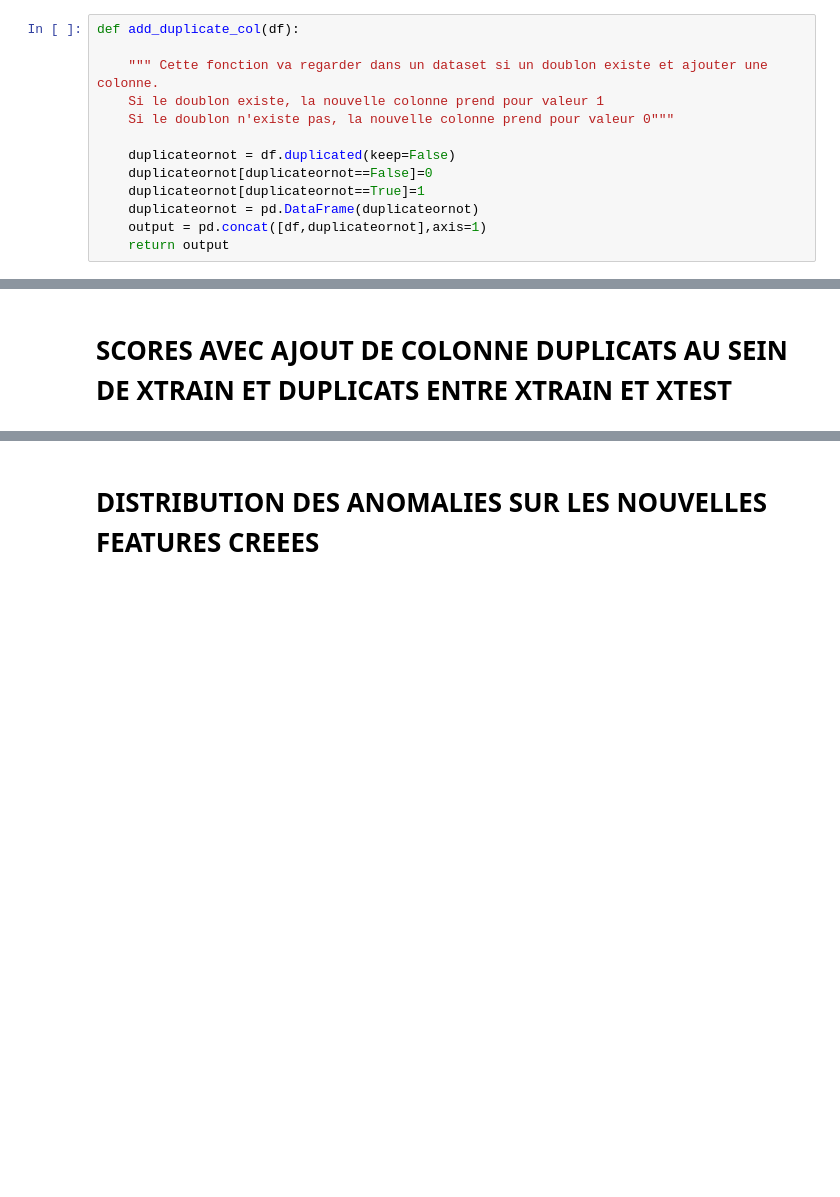
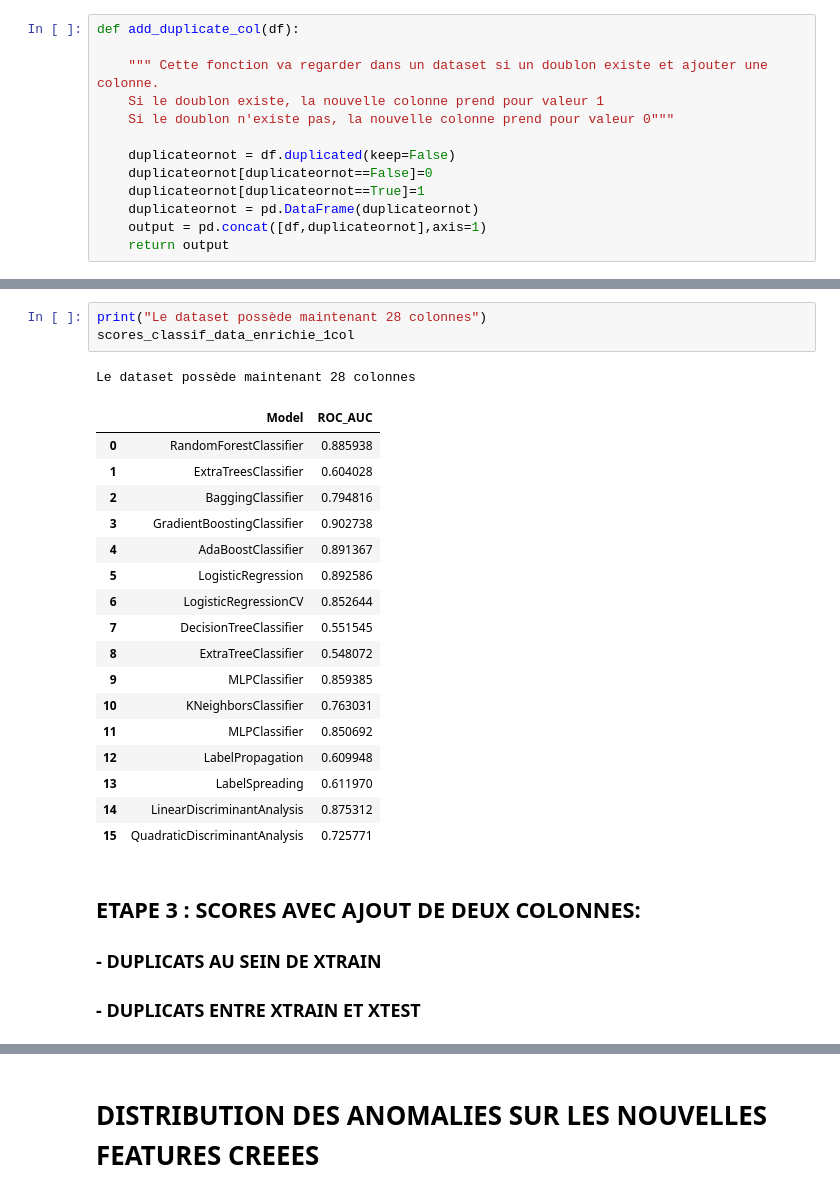
Before and after one commit to JujuMak/Resume_CV, a Jupyter notebook: 05_DataChallenge_ImbalancedClassification/Final.ipynb, the cells around one changed output, grey strips where cells are left out. Saved outputs shown, nothing was run; the diff lists cells and outputs as text; blank space fills up the shorter version.

```diff
--- a/05_DataChallenge_ImbalancedClassification/Final.ipynb
+++ b/05_DataChallenge_ImbalancedClassification/Final.ipynb
@@ -417,5 +457,29 @@ Process terminé en 611.333 secondes
+# %%
+print("Le dataset possède maintenant 28 colonnes")
+scores_classif_data_enrichie_1col
+# %% [output]
+Le dataset possède maintenant 28 colonnes
+|  | Model | ROC_AUC |
+| 0 | RandomForestClassifier | 0.885938 |
+| 1 | ExtraTreesClassifier | 0.604028 |
+| 2 | BaggingClassifier | 0.794816 |
+| 3 | GradientBoostingClassifier | 0.902738 |
+| 4 | AdaBoostClassifier | 0.891367 |
+| 5 | LogisticRegression | 0.892586 |
+| 6 | LogisticRegressionCV | 0.852644 |
+| 7 | DecisionTreeClassifier | 0.551545 |
+| 8 | ExtraTreeClassifier | 0.548072 |
+| 9 | MLPClassifier | 0.859385 |
+| 10 | KNeighborsClassifier | 0.763031 |
+| 11 | MLPClassifier | 0.850692 |
+| 12 | LabelPropagation | 0.609948 |
+| 13 | LabelSpreading | 0.611970 |
+| 14 | LinearDiscriminantAnalysis | 0.875312 |
+| 15 | QuadraticDiscriminantAnalysis | 0.725771 |
 # %% [markdown]
-# SCORES AVEC AJOUT DE COLONNE DUPLICATS AU SEIN DE XTRAIN ET DUPLICATS ENTRE XTRAIN ET XTEST
+## ETAPE 3 : SCORES AVEC AJOUT DE DEUX COLONNES:
+###  - DUPLICATS AU SEIN DE XTRAIN
+###  - DUPLICATS ENTRE XTRAIN ET XTEST
 # %%
 a=time.time()
 
```
Also changed, not shown: parts of 25 cells of this notebook.
